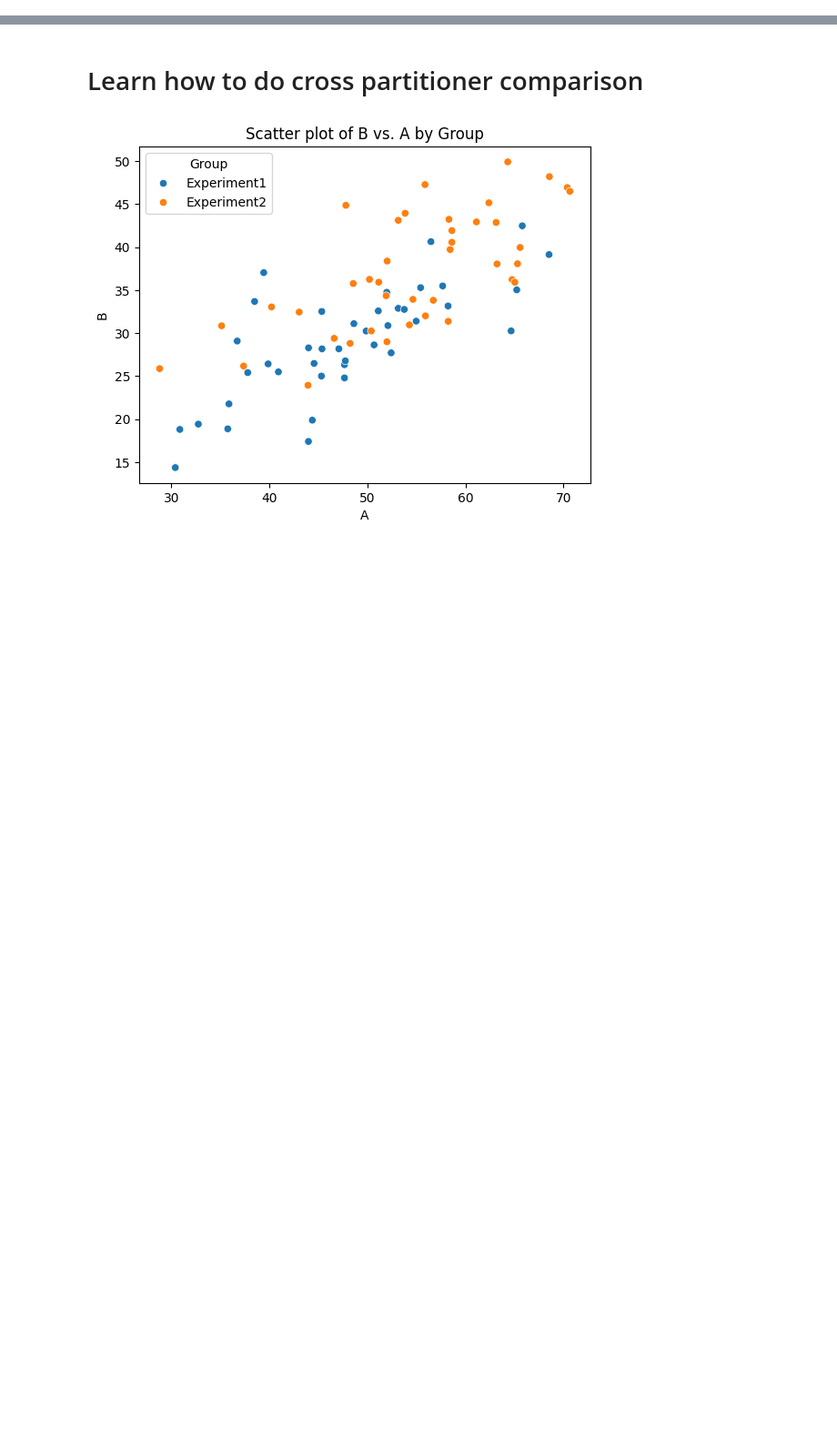
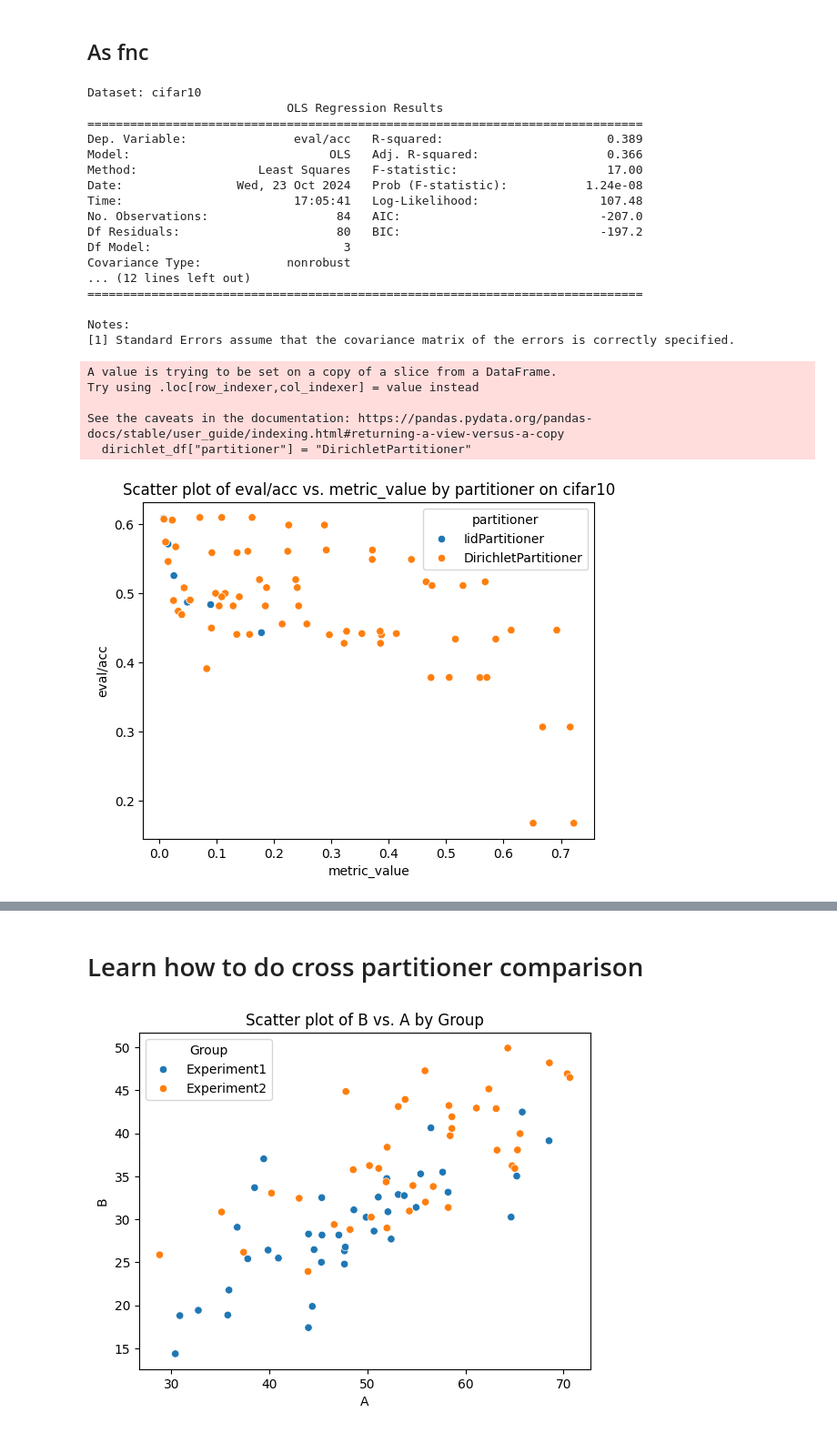
Before and after one commit to adam-narozniak/FL-heterogeneity, a Jupyter notebook: heterogeneity/notebooks/TestAccToHeterogeneityECorrelation.ipynb, the cells around one changed output, grey strips where cells are left out. Shown at 91% size. Drawn from its saved outputs; the diff is of its cells as text; code cells hidden in the pictures; blank space fills up the shorter version.

```diff
--- a/heterogeneity/notebooks/TestAccToHeterogeneityECorrelation.ipynb
+++ b/heterogeneity/notebooks/TestAccToHeterogeneityECorrelation.ipynb
@@ -234,0 +81,39 @@ cifar100, PathologicalPartitioner correlation: -0.5151070006745573
+# %%
+for partitioner_name in ["IidPartitioner", "DirichletPartitioner", "PathologicalPartitioner"]:
+    for ds_name in ["mnist", "cifar10", "cifar100"]:
+        res, acc, hetero = read_data(ds_name, partitioner_name, mode="single-seed")
+        res_dict[(ds_name, partitioner_name)] = res
+        acc_dict[(ds_name, partitioner_name)] = acc
+        hetero_dict[(ds_name, partitioner_name)] = hetero
+
+    # Compute correlations
+    for ds_name in ["mnist", "cifar10", "cifar100"]:
+        res = res_dict[(ds_name, partitioner_name)]
+        corr = res["eval/acc"].corr(res["metric_value"])
+        corrs[(ds_name, partitioner_name)] = corr
+        print(f"{ds_name}, {partitioner_name} correlation: {corr}")
+    print()
+
+
+    if DISPLAY_DATAFRAMES:
+        for ds_name in ["mnist", "cifar10", "cifar100"]:
+            print(f"{ds_name}, {partitioner_name}")
+            res = res_dict[(ds_name, partitioner_name)]
+            display(res)
+    print()
+
+    if PLOT_RESULTS:
+        for ds_name in ["mnist", "cifar10", "cifar100"]:
+            print(f"{ds_name}, {partitioner_name}")
+            res = res_dict[(ds_name, partitioner_name)]
+            res[["eval/acc", "metric_value"]].plot(
+                kind="scatter",
+                x="metric_value",
+                y="eval/acc",
+                title=f"{partitioner_name}, {ds_name}",
+            )
+
+    if SAVE_DATAFRAMES:
+        for ds_name in ["mnist", "cifar10", "cifar100"]:
+            save_acc_results(acc_dict[(ds_name, partitioner_name)], "mnist", partitioner_name)
+            # todo: ? the heterogeneity here too? (where the redder is more homogeneous)
@@ -262,0 +421,2 @@ df.sort_index().style.background_gradient(cmap='RdYlGn', vmin=-1, vmax=1)
+# %% [markdown]
+## As fnc
@@ -262,0 +498,26 @@ df.sort_index().style.background_gradient(cmap='RdYlGn', vmin=-1, vmax=1)
+# %%
+cmp_two_partitioners("IidPartitioner", "DirichletPartitioner", "cifar10")
+# %% [output]
+Dataset: cifar10
+                            OLS Regression Results
+==============================================================================
+Dep. Variable:               eval/acc   R-squared:                       0.389
+Model:                            OLS   Adj. R-squared:                  0.366
+Method:                 Least Squares   F-statistic:                     17.00
+Date:                Wed, 23 Oct 2024   Prob (F-statistic):           1.24e-08
+Time:                        17:05:41   Log-Likelihood:                 107.48
+No. Observations:                  84   AIC:                            -207.0
+Df Residuals:                      80   BIC:                            -197.2
+Df Model:                           3
+Covariance Type:            nonrobust
+... (12 lines left out)
+==============================================================================
+
+Notes:
+[1] Standard Errors assume that the covariance matrix of the errors is correctly specified.
+A value is trying to be set on a copy of a slice from a DataFrame.
+Try using .loc[row_indexer,col_indexer] = value instead
+
+See the caveats in the documentation: https://pandas.pydata.org/pandas-docs/stable/user_guide/indexing.html#returning-a-view-versus-a-copy
+  dirichlet_df["partitioner"] = "DirichletPartitioner"
+[figure, added]
```
Also changed, not shown: parts of 51 cells of this notebook.
